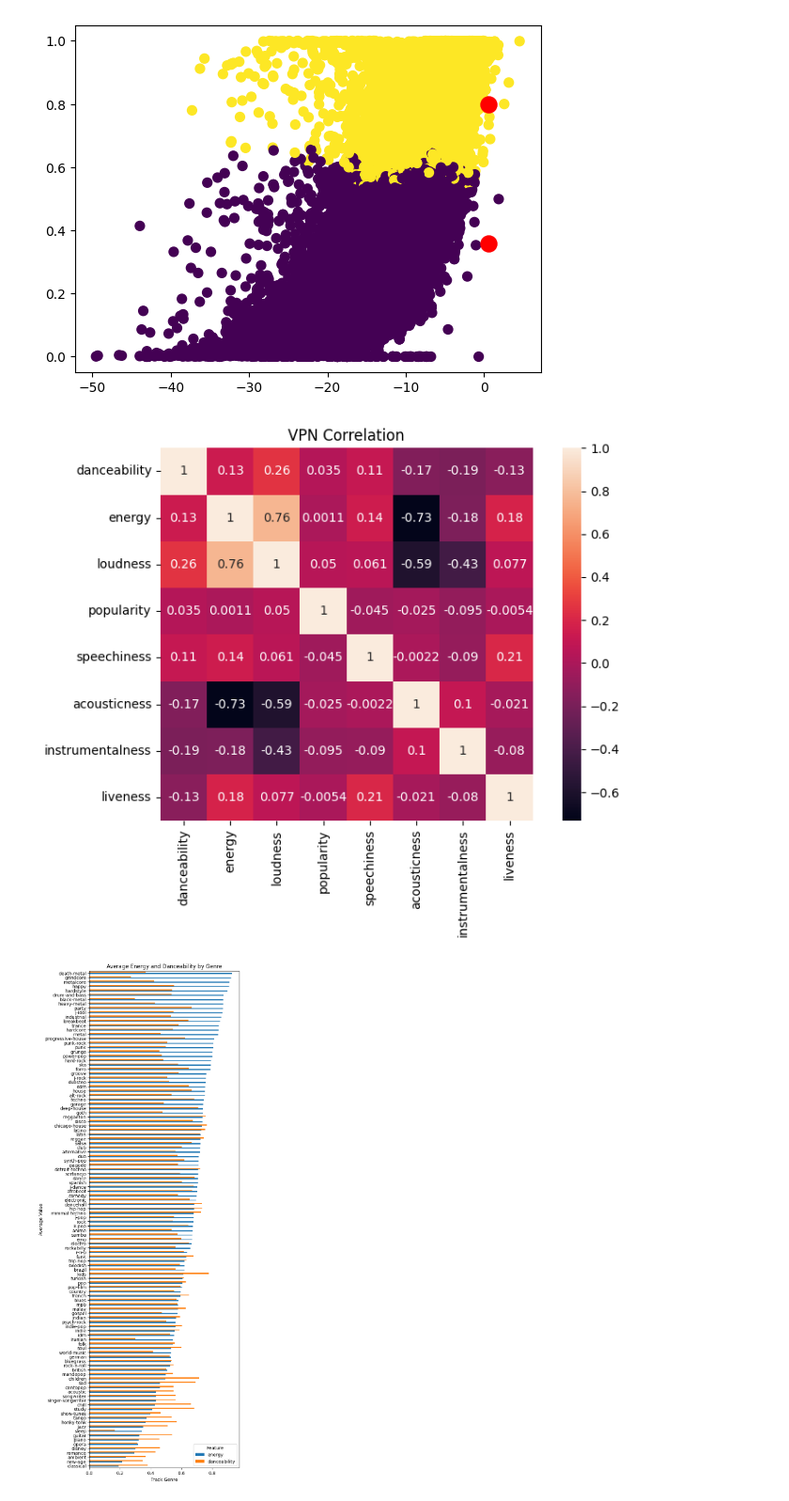
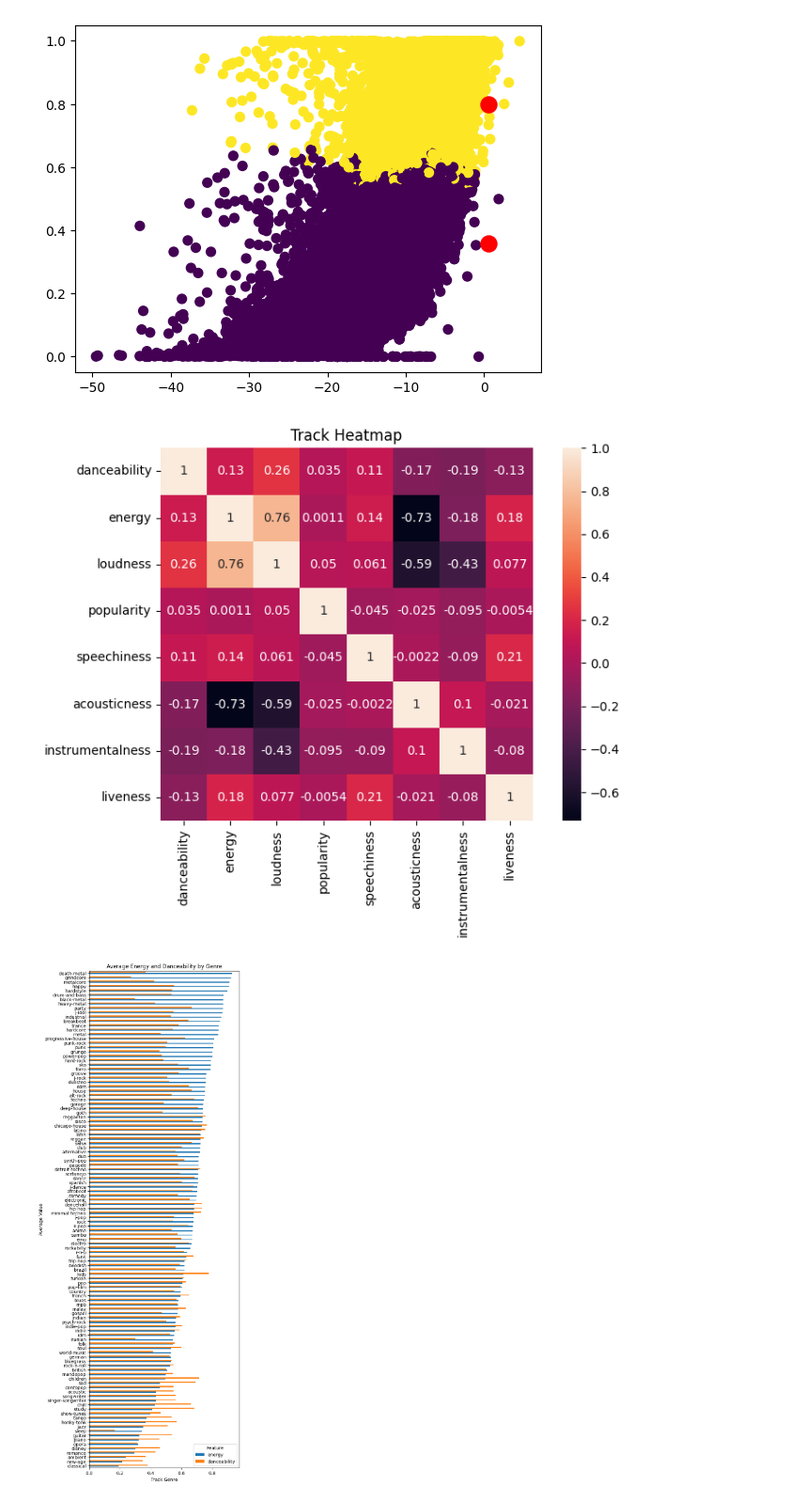
Before and after one commit to sagebushstone/ML_FinalProject, a Jupyter notebook: final_project.ipynb, the cells around one changed output. Shown at 94% size. Saved outputs shown, nothing was run; the diff lists cells and outputs as text; code cells hidden in the pictures.

Commit message:
fixed heatmap title

```diff
--- a/final_project.ipynb
+++ b/final_project.ipynb
@@ -48,14 +48,14 @@ plt.scatter(centroids[:,0],centroids[:,1],
 # %%
 spotify_reduced_df = spotify_df[["danceability", "energy", "loudness", "popularity", "speechiness", "acousticness", "instrumentalness", "liveness"]]
 corr = spotify_reduced_df.corr()
 f, ax = plt.subplots(figsize=(8,6))
 sns.heatmap(corr,vmax=1,square=True, annot=True)
-ax.set_title("VPN Correlation")
+ax.set_title("Track Heatmap")
 ax.xaxis.tick_bottom()
 ax.yaxis.tick_left()
 f.tight_layout()
 # %% [output]
-[figure, old version]
+[figure, new version]
 # %%
 spotify_avg = spotify_df.groupby("track_genre")[["energy", "danceability"]].mean()
 
```
